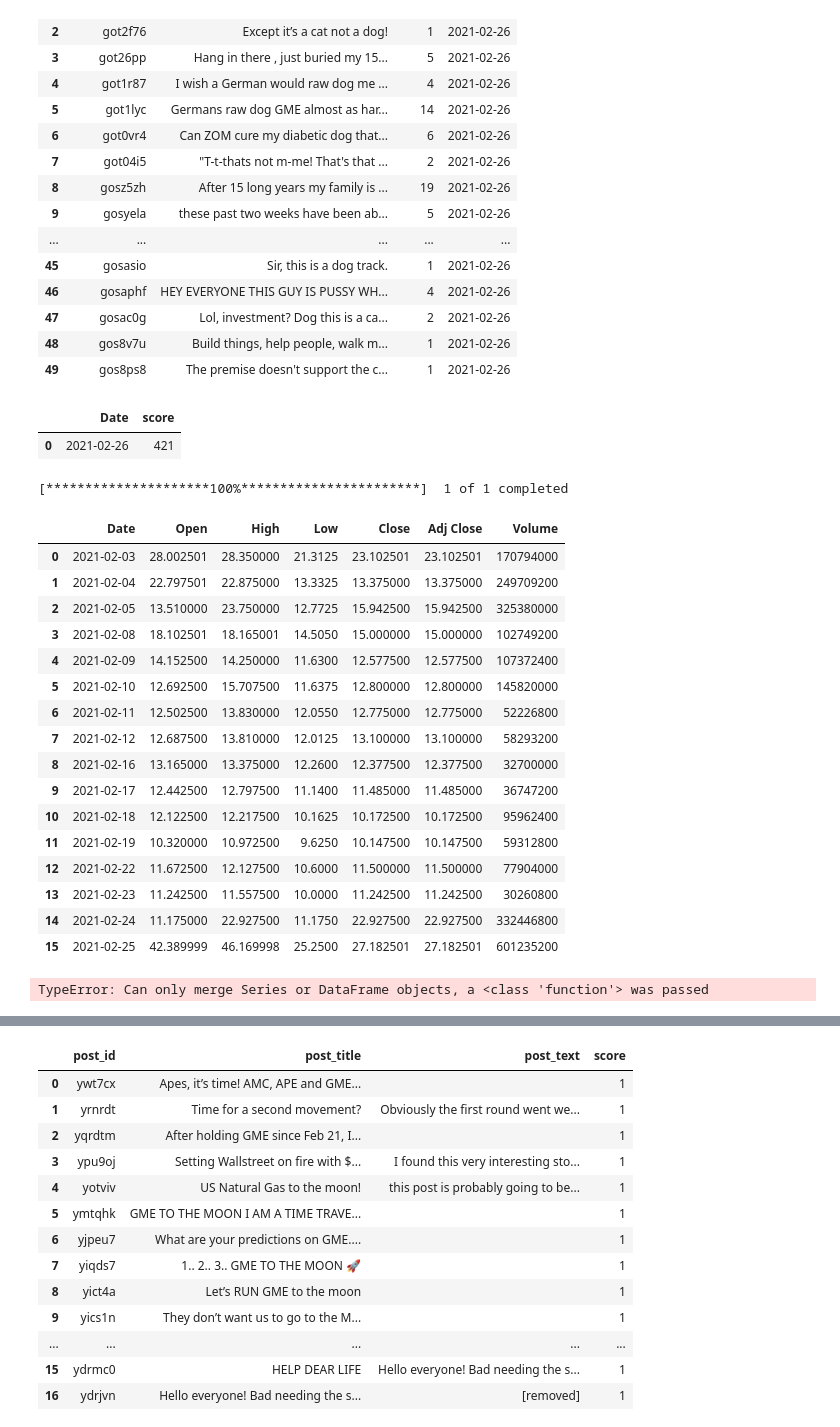
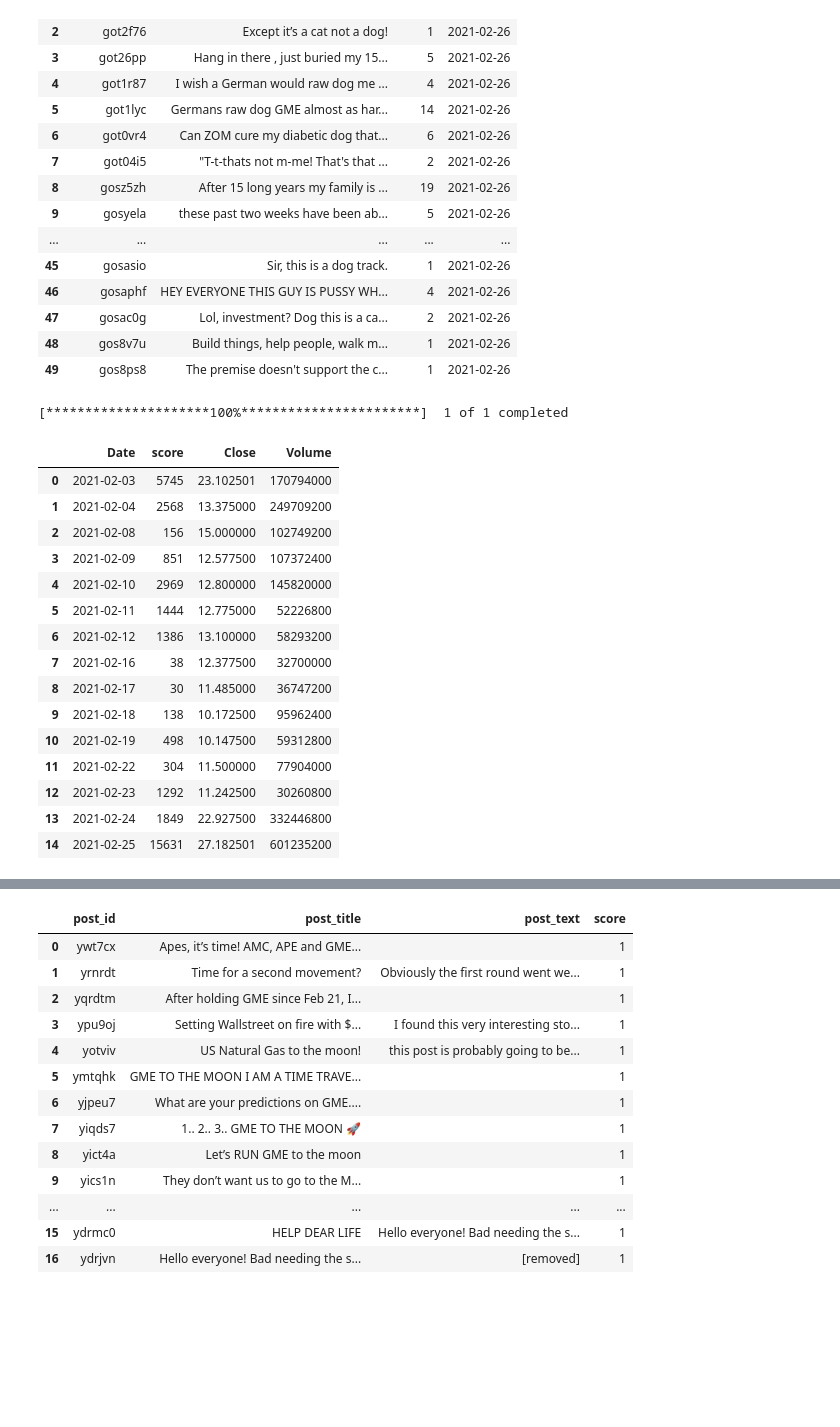
Before and after one commit to Daniilab/DSCI510_Final_Project, a Jupyter notebook: Final_Project.ipynb, the cells around one changed output, grey strips where cells are left out. Saved outputs shown, nothing was run; the diff lists cells and outputs as text; code cells hidden in the pictures; blank space fills up the shorter version.

```diff
--- a/Final_Project.ipynb
+++ b/Final_Project.ipynb
@@ -104,12 +104,9 @@ before = int(dt.datetime(2021,2,26,0,0).timestamp()) #.timestamp() converts the
 after = int(dt.datetime(2021,2,3,0,0).timestamp())
 
 subreddit="wallstreetbets"
-limit=50
+limit=5000
 
-Reddit_Comment_Data('gme to the moon', subreddit, limit, before, after)
+redditGme = Reddit_Comment_Data('gme to the moon', subreddit, limit, before, after)
-# %% [output]
-|  | Date | score |
-| 0 | 2021-02-26 | 421 |
 # %%
 #Creating a stock price data frame
 
@@ -122,42 +119,40 @@ def Stock_Price_Data(ticker, after, before):
 
     return stock_price_df
 # %%
-Stock_Price_Data("GME", after, before)
+stockpriceGme = Stock_Price_Data("GME", after, before)
 # %% [output]
 [*********************100%***********************]  1 of 1 completed
-|  | Date | Open | High | Low | Close | Adj Close | Volume |
-| 0 | 2021-02-03 | 28.002501 | 28.350000 | 21.3125 | 23.102501 | 23.102501 | 170794000 |
-| 1 | 2021-02-04 | 22.797501 | 22.875000 | 13.3325 | 13.375000 | 13.375000 | 249709200 |
-| 2 | 2021-02-05 | 13.510000 | 23.750000 | 12.7725 | 15.942500 | 15.942500 | 325380000 |
-| 3 | 2021-02-08 | 18.102501 | 18.165001 | 14.5050 | 15.000000 | 15.000000 | 102749200 |
-| 4 | 2021-02-09 | 14.152500 | 14.250000 | 11.6300 | 12.577500 | 12.577500 | 107372400 |
-| 5 | 2021-02-10 | 12.692500 | 15.707500 | 11.6375 | 12.800000 | 12.800000 | 145820000 |
-| 6 | 2021-02-11 | 12.502500 | 13.830000 | 12.0550 | 12.775000 | 12.775000 | 52226800 |
-| 7 | 2021-02-12 | 12.687500 | 13.810000 | 12.0125 | 13.100000 | 13.100000 | 58293200 |
-| 8 | 2021-02-16 | 13.165000 | 13.375000 | 12.2600 | 12.377500 | 12.377500 | 32700000 |
-| 9 | 2021-02-17 | 12.442500 | 12.797500 | 11.1400 | 11.485000 | 11.485000 | 36747200 |
-| 10 | 2021-02-18 | 12.122500 | 12.217500 | 10.1625 | 10.172500 | 10.172500 | 95962400 |
-| 11 | 2021-02-19 | 10.320000 | 10.972500 | 9.6250 | 10.147500 | 10.147500 | 59312800 |
-| 12 | 2021-02-22 | 11.672500 | 12.127500 | 10.6000 | 11.500000 | 11.500000 | 77904000 |
-| 13 | 2021-02-23 | 11.242500 | 11.557500 | 10.0000 | 11.242500 | 11.242500 | 30260800 |
-| 14 | 2021-02-24 | 11.175000 | 22.927500 | 11.1750 | 22.927500 | 22.927500 | 332446800 |
-| 15 | 2021-02-25 | 42.389999 | 46.169998 | 25.2500 | 27.182501 | 27.182501 | 601235200 |
 # %%
 #Merging Reddit Data with Stock Price Data
 
 #mergedData = pd.merge(stock_price_df, grouped_date_df, on='Date') #this worked before I created functions
 
-mergedData = pd.merge(Reddit_Comment_Data, Stock_Price_Data, on='Date')
+mergedData = pd.merge(redditGme, stockpriceGme, on='Date')
 
 
 del mergedData["Adj Close"]
 del mergedData["Open"]
 del mergedData["High"]
 del mergedData["Low"]
 
 mergedData
 # %% [output]
-TypeError: Can only merge Series or DataFrame objects, a <class 'function'> was passed
+|  | Date | score | Close | Volume |
+| 0 | 2021-02-03 | 5745 | 23.102501 | 170794000 |
+| 1 | 2021-02-04 | 2568 | 13.375000 | 249709200 |
+| 2 | 2021-02-08 | 156 | 15.000000 | 102749200 |
+| 3 | 2021-02-09 | 851 | 12.577500 | 107372400 |
+| 4 | 2021-02-10 | 2969 | 12.800000 | 145820000 |
+| 5 | 2021-02-11 | 1444 | 12.775000 | 52226800 |
+| 6 | 2021-02-12 | 1386 | 13.100000 | 58293200 |
+| 7 | 2021-02-16 | 38 | 12.377500 | 32700000 |
+| 8 | 2021-02-17 | 30 | 11.485000 | 36747200 |
+| 9 | 2021-02-18 | 138 | 10.172500 | 95962400 |
+| 10 | 2021-02-19 | 498 | 10.147500 | 59312800 |
+| 11 | 2021-02-22 | 304 | 11.500000 | 77904000 |
+| 12 | 2021-02-23 | 1292 | 11.242500 | 30260800 |
+| 13 | 2021-02-24 | 1849 | 22.927500 | 332446800 |
+| 14 | 2021-02-25 | 15631 | 27.182501 | 601235200 |
 # %%
 #regression analysis
 
```
Also changed, not shown: parts of 1 cell of this notebook.
